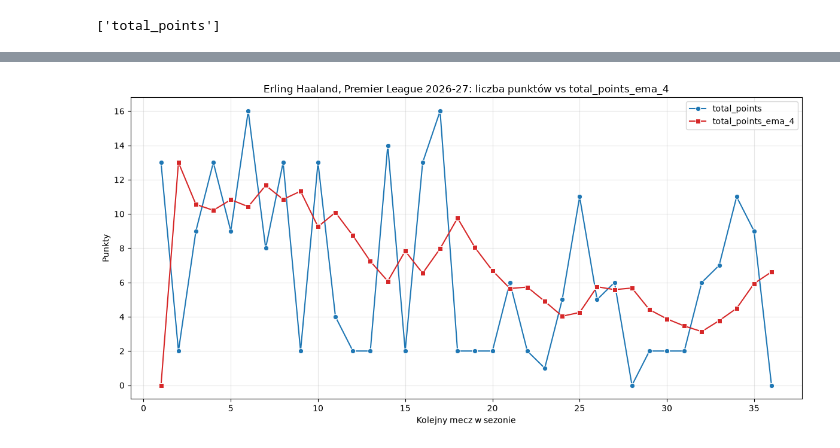
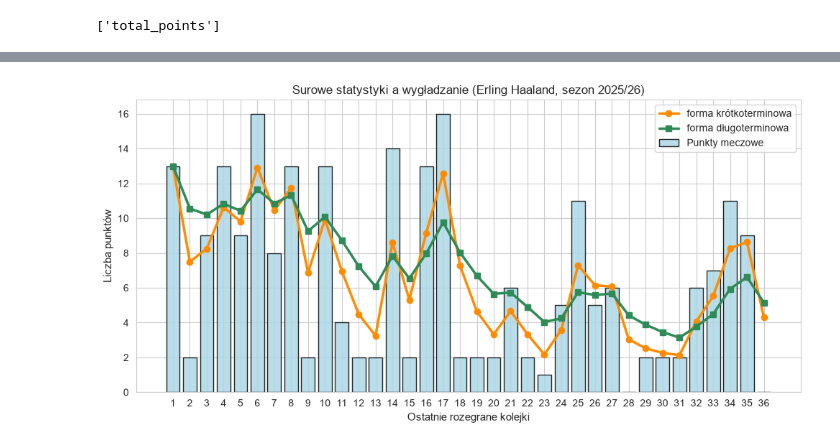
Before and after one commit to ruus77/FPL, a Jupyter notebook: src/fpl_project/data_processing/eda.ipynb, the cells around one changed output, grey strips where cells are left out. Drawn from its saved outputs; the diff is of its cells as text; code cells hidden in the pictures.

```diff
--- a/src/fpl_project/data_processing/eda.ipynb
+++ b/src/fpl_project/data_processing/eda.ipynb
@@ -347,25 +786,56 @@ budget premium   2.7583   0.0 2.6801 2.8365   True
 # %%
-haaland = data[(data["name"] == "Erling Haaland") & (data["season"] == 2526)].copy()
-haaland = haaland.sort_values("kickoff_time").reset_index(drop=True)
+# Przygotowanie danych na kopii (bez zapisywania nowych cech do `data`)
+haaland = (
+    data[(data["name"] == "Erling Haaland") & (data["season"] == 2526)]
+    .sort_values("kickoff_time")
 
-haaland["total_points_ema_4"] = (
-    haaland["total_points"].ewm(span=8, adjust=False).mean().shift(1).fillna(0)
+    .copy()
+    .reset_index(drop=True)
 )
-haaland["mecz"] = np.arange(1, len(haaland) + 1)
+ema_3 = haaland["total_points"].ewm(span=3, adjust=False).mean()
+ema_8 = haaland["total_points"].ewm(span=8, adjust=False).mean()
 
-plt.figure(figsize=(12, 6))
-sns.lineplot(data=haaland, x="mecz", y="total_points", marker="o",
-             label="total_points", color="tab:blue")
-sns.lineplot(data=haaland, x="mecz", y="total_points_ema_4", marker="s",
-             label="total_points_ema_4", color="tab:red")
-plt.xlabel("Kolejny mecz w sezonie")
-plt.ylabel("Punkty")
-plt.title("Erling Haaland, Premier League 2026-27: liczba punktów vs total_points_ema_4")
-plt.legend()
-plt.grid(alpha=0.3)
+# Rysowanie wykresu
+sns.set_style("whitegrid")
+fig, ax = plt.subplots(figsize=(10, 5))
+
+x_idx = np.arange(1, len(haaland) + 1)
+ax.bar(
+    x_idx,
+    haaland["total_points"],
+    color="lightblue",
+    edgecolor="black",
+    alpha=0.85,
+    label="Punkty meczowe",
+    zorder=2,
+)
+ax.plot(
+    x_idx,
+    ema_3,
+    color="darkorange",
+    linewidth=2.5,
+    marker="o",
+    label="forma krótkoterminowa",
+    zorder=3,
+)
+ax.plot(
+    x_idx,
+    ema_8,
+    color="seagreen",
+    linewidth=2.5,
+    marker="s",
+    label="forma długoterminowa",
+    zorder=4,
+)
+ax.set_xticks(x_idx)
+ax.set_title("Surowe statystyki a wygładzanie (Erling Haaland, sezon 2025/26)", fontsize=12)
+ax.set_xlabel("Ostatnie rozegrane kolejki", fontsize=11)
+ax.set_ylabel("Liczba punktów", fontsize=11)
+ax.legend(loc="upper right", frameon=True, facecolor="white")
+
 plt.tight_layout()
 plt.show()
 # %% [output]
-[figure, old version]
+[figure, new version]
 # %%
 data.drop(columns="price_class", errors="ignore").to_parquet(config.EDA, index=False)
```
Also changed, not shown: parts of 25 cells of this notebook, 6 other files.
